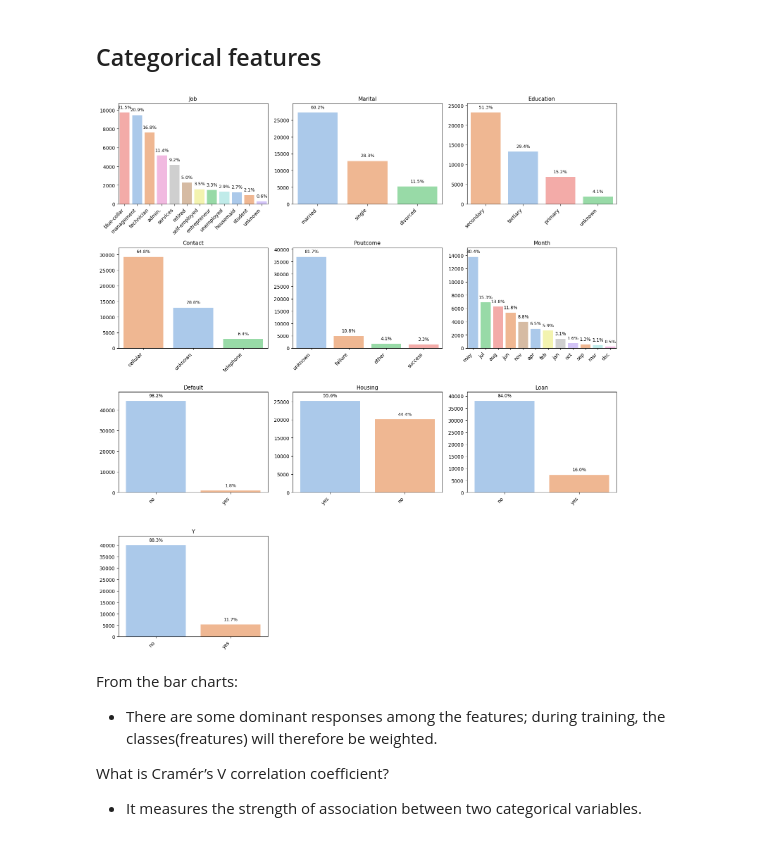
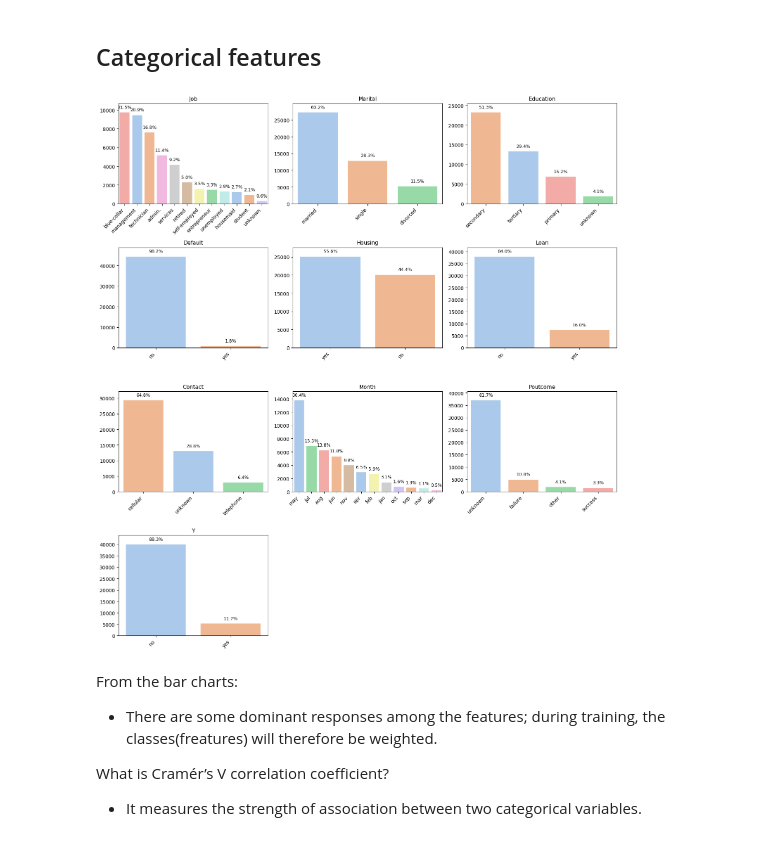
Before and after one commit to GVSU-CIS635/projects-team-1-1, a Jupyter notebook: Project_updated.ipynb, the cells around one changed output. Cells and saved outputs as stored; diff of their text form; code cells hidden in the pictures.

```diff
--- a/Project_updated.ipynb
+++ b/Project_updated.ipynb
@@ -57,2 +54,11 @@ Even though the source has already stated that the data has no missing values or
+# %%
+
+cat_cols_train = df_train.select_dtypes(include=["object"]).columns.tolist()
+for c in cat_cols_train:
+    df_train[c] = df_train[c].astype(str)
+
+cat_cols_test = df_test.select_dtypes(include=["object"]).columns.tolist()
+for c in cat_cols_test:
+    df_test[c] = df_test[c].astype(str)
 # %% [markdown]
 ## Numeric Features
@@ -61,9 +65,12 @@ numeric_cols    = ['age','balance','day','duration','campaign','pdays','previous
+# %%
+numeric_cols = df_train.select_dtypes(include=["int64", "float64"]).columns.tolist()
+categorical_cols = df_train.select_dtypes(include=["object"]).columns.tolist()
 # %%
 # Box plot
 plt.figure(figsize=(12,8))
 for i, col in enumerate(numeric_cols, 1):
     plt.subplot(3, 3, i)
-    sns.boxplot(x=df[col], color="skyblue")
+    sns.boxplot(x = df_train[col], color="skyblue")
     plt.title(f"{col}")
 plt.tight_layout()
 plt.show()
@@ -74,7 +81,7 @@ plt.show()
 plt.figure(figsize=(12,8))
 for i, col in enumerate(numeric_cols, 1):
     plt.subplot(3, 3, i)
-    sns.histplot(df[col], bins=30, kde=True)
+    sns.histplot(df_train[col], bins=30, kde=True)
     plt.title(f"{col}")
 plt.tight_layout()
 plt.show()
@@ -129,53 +131,53 @@ cat_cols = ['job', 'marital', 'education', 'contact', 'poutcome', 'month', 'defa
 # %%
 # Graphs
 # Number of plots
-n     = len(cat_cols)             # 10
+n     = len(categorical_cols)             # 10
 ncols = 3                         # 3 columns
 nrows = n // ncols + 1            # 10 // 3 + 1 = 4
 
 plt.figure(figsize=(5*ncols, 4*nrows))
 
-for i, col in enumerate(cat_cols, 1):
+for i, col in enumerate(categorical_cols, 1):
     plt.subplot(nrows, ncols, i)
     ax = sns.countplot(
         x=col,
         hue=col,
-        data=df,
+        data=df_train,
         palette='pastel',
-        order=df[col].value_counts().index,
+        order=df_train[col].value_counts().index,
         legend=False
     )
 
-    total = len(df)
+    total = len(df_train)
 
     # find tallest bar to give extra y-axis space
     max_height = max(p.get_height() for p in ax.patches)
     ax.set_ylim(0, max_height * 1.10)  # 15% space above bars
 
     # annotate each bar
     for p in ax.patches:
         count = p.get_height()
         percentage = 100 * count / total
 
         # annotate text slightly above bar top
         ax.annotate(
             f'{percentage:.1f}%',
             xy=(p.get_x() + p.get_width() / 2., p.get_height()),
             xytext=(0, 6),                  # 6 points above the bar
             textcoords='offset points',
             ha='center', va='bottom',
             fontsize=9, color='black'
         )
 
     plt.title(col.capitalize(), fontsize=11)
     plt.xlabel('')
     plt.ylabel('')
     plt.xticks(rotation=45, ha='right')
 
 plt.tight_layout()
 plt.show()
 # %% [output]
-[figure, old version]
+[figure, new version]
 # %% [markdown]
 From the bar charts:
 - There are some dominant responses among the features; during training, the classes(freatures) will therefore be weighted.
```
Also changed, not shown: parts of 7 cells of this notebook.
